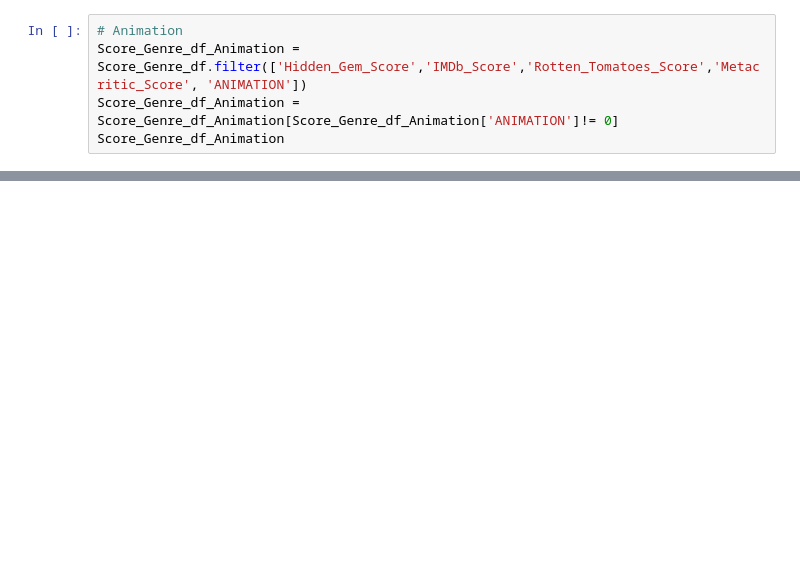
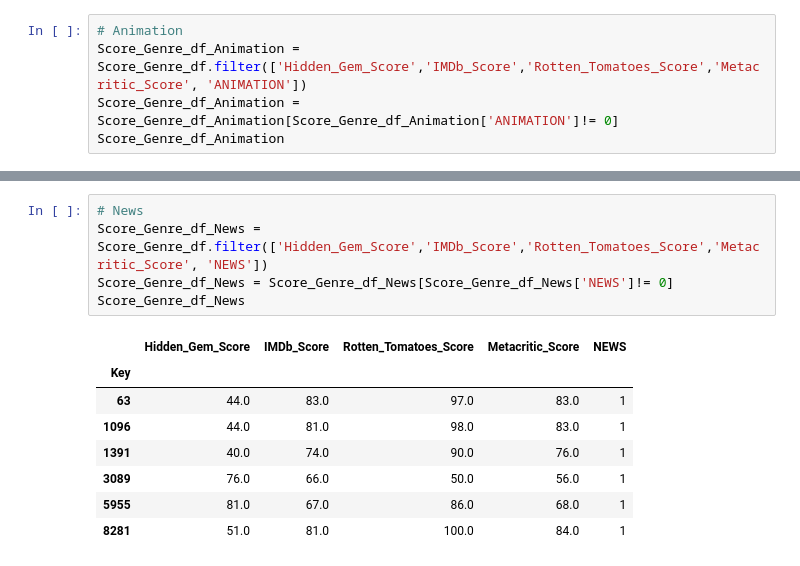
Before and after one commit to Cyber-Wolfe/Netflix_and_Analyze, a Jupyter notebook: Jupyter Notebooks/Machine-Learning/DataFrames_by_genre.ipynb, the cells around one changed output, grey strips where cells are left out. Saved outputs shown, nothing was run; the diff lists cells and outputs as text; blank space fills up the shorter version.

```diff
--- a/Jupyter Notebooks/Machine-Learning/DataFrames_by_genre.ipynb
+++ b/Jupyter Notebooks/Machine-Learning/DataFrames_by_genre.ipynb
@@ -181,0 +168,14 @@ Score_Genre_df_Horror
+# %%
+# News
+Score_Genre_df_News = Score_Genre_df.filter(['Hidden_Gem_Score','IMDb_Score','Rotten_Tomatoes_Score','Metacritic_Score', 'NEWS'])
+Score_Genre_df_News = Score_Genre_df_News[Score_Genre_df_News['NEWS']!= 0]
+Score_Genre_df_News
+# %% [output]
+|  | Hidden_Gem_Score | IMDb_Score | Rotten_Tomatoes_Score | Metacritic_Score | NEWS |
+| Key |  |  |  |  |  |
+| 63 | 44.0 | 83.0 | 97.0 | 83.0 | 1 |
+| 1096 | 44.0 | 81.0 | 98.0 | 83.0 | 1 |
+| 1391 | 40.0 | 74.0 | 90.0 | 76.0 | 1 |
+| 3089 | 76.0 | 66.0 | 50.0 | 56.0 | 1 |
+| 5955 | 81.0 | 67.0 | 86.0 | 68.0 | 1 |
+| 8281 | 51.0 | 81.0 | 100.0 | 84.0 | 1 |
```
Also changed, not shown: parts of 24 cells of this notebook.
